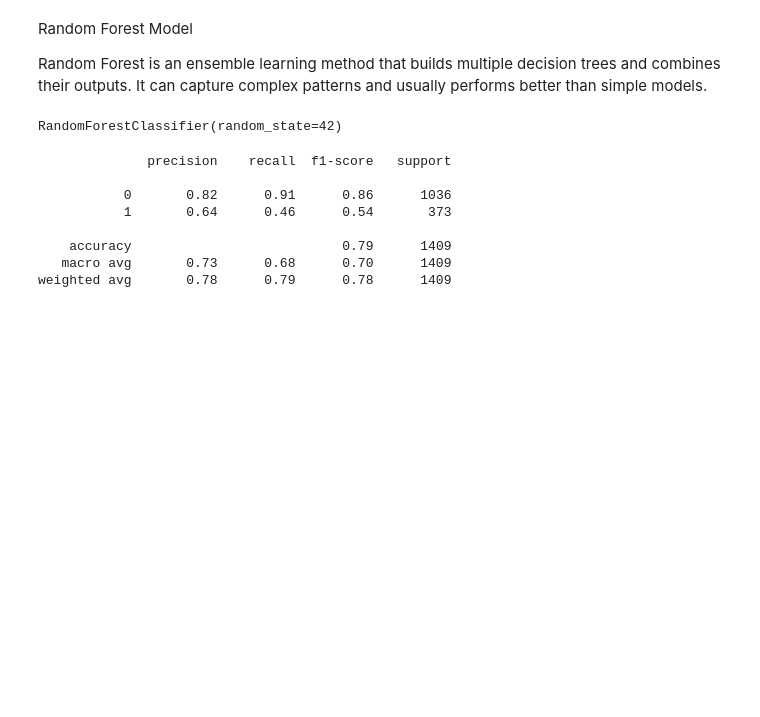
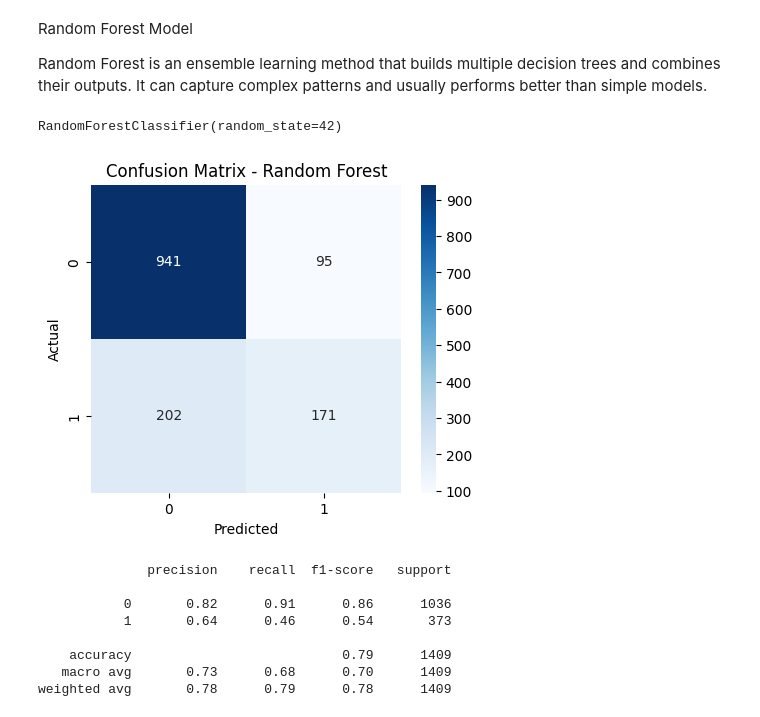
Before and after one commit to Harita2005/customer-churn-ml, a Jupyter notebook: notebooks/01_eda.ipynb, the cells around one changed output. Drawn from its saved outputs; the diff is of its cells as text; code cells hidden in the pictures; blank space fills up the shorter version.

Commit message:
completed ML pipeline including preprocessing, model training, tuning, and evaluation

```diff
--- a/notebooks/01_eda.ipynb
+++ b/notebooks/01_eda.ipynb
@@ -288,6 +319,32 @@ rf = RandomForestClassifier(random_state=42)
 rf.fit(X_train, y_train)
 # %% [output]
 RandomForestClassifier(random_state=42)
+# %%
+from sklearn.metrics import confusion_matrix
+import seaborn as sns
+import matplotlib.pyplot as plt
+
+# Ensure model exists
+rf = RandomForestClassifier(random_state=42)
+rf.fit(X_train, y_train)
+
+# Predictions
+y_pred_rf = rf.predict(X_test)
+
+# Confusion Matrix
+cm_rf = confusion_matrix(y_test, y_pred_rf)
+
+# Plot
+plt.figure(figsize=(5,4))
+sns.heatmap(cm_rf, annot=True, fmt='d', cmap='Blues')
+
+plt.title("Confusion Matrix - Random Forest")
+plt.xlabel("Predicted")
+plt.ylabel("Actual")
+
+plt.show()
+# %% [output]
+[figure, added]
 # %%
 # Step 1: Predictions
 y_pred_rf = rf.predict(X_test)
```
Also changed, not shown: parts of 23 cells of this notebook, 14 other files.
